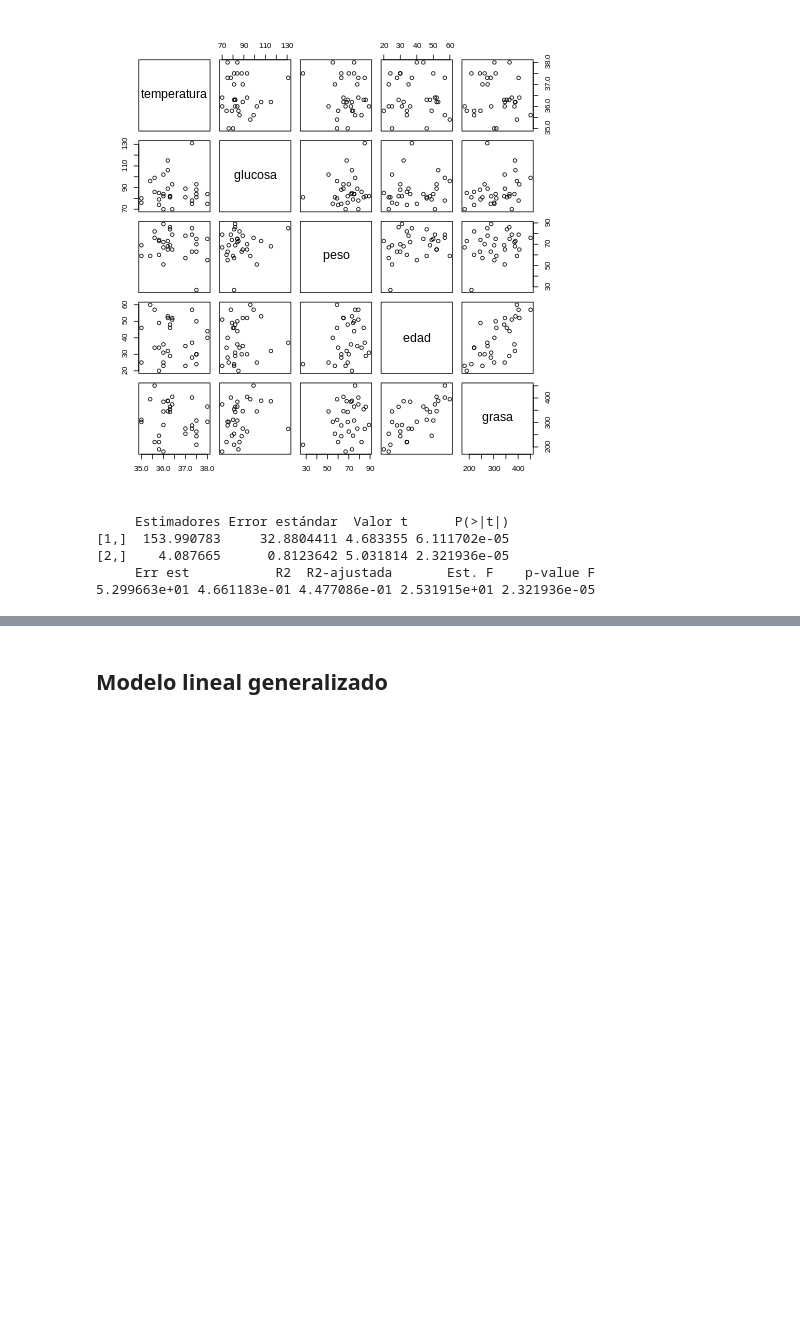
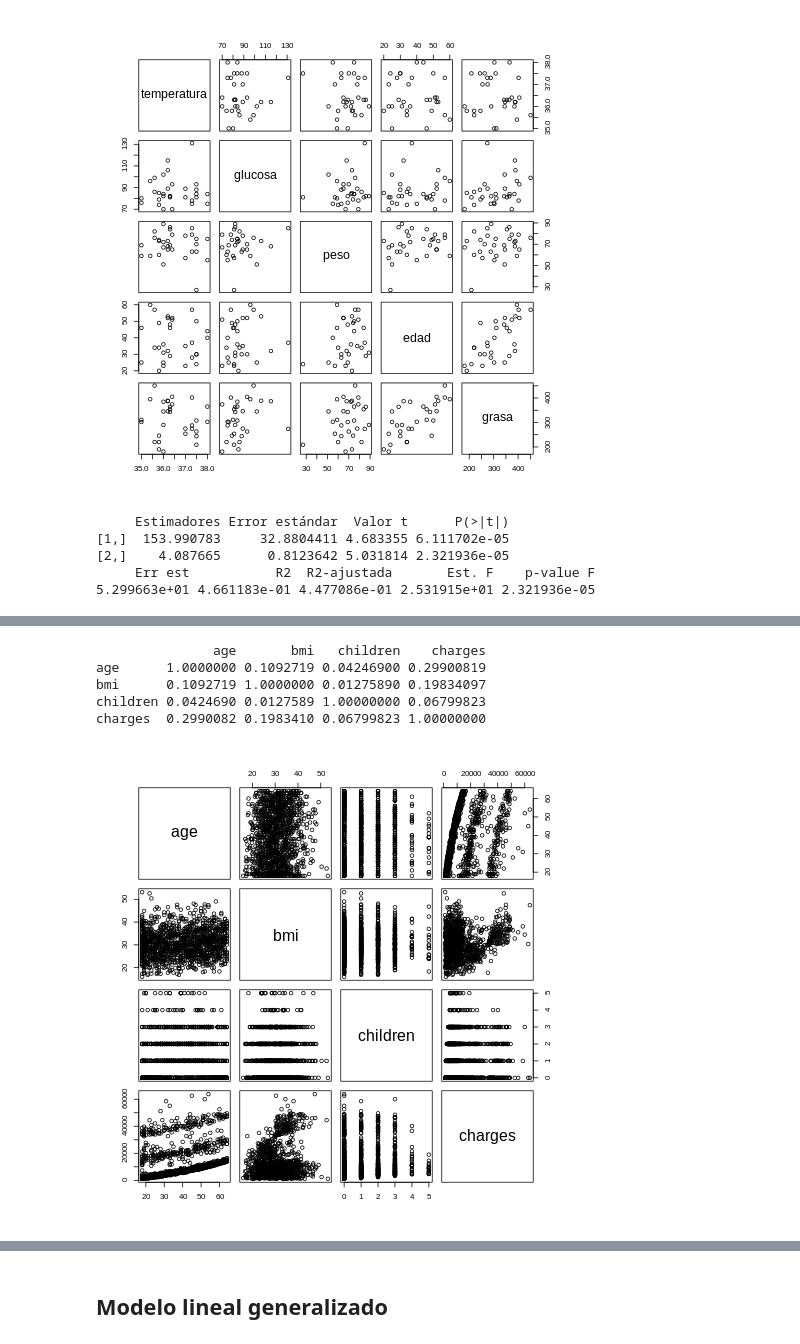
Before and after one commit to edgaryair1024/RtoLearn, a Jupyter notebook: M3.ipynb, the cells around one changed output, grey strips where cells are left out. Drawn from its saved outputs; the diff is of its cells as text; code cells hidden in the pictures; blank space fills up the shorter version.

```diff
--- a/M3.ipynb
+++ b/M3.ipynb
@@ -333,0 +358,14 @@ print(stats)
+# %%
+%%R
+cor(insurance[c("age", "bmi", "children", "charges")])
+# %% [output]
+               age       bmi   children    charges
+age      1.0000000 0.1092719 0.04246900 0.29900819
+bmi      0.1092719 1.0000000 0.01275890 0.19834097
+children 0.0424690 0.0127589 1.00000000 0.06799823
+charges  0.2990082 0.1983410 0.06799823 1.00000000
+# %%
+%%R
+pairs(insurance[c("age", "bmi", "children", "charges")])
+# %% [output]
+[figure, added]
```
Also changed, not shown: parts of 23 cells of this notebook.
